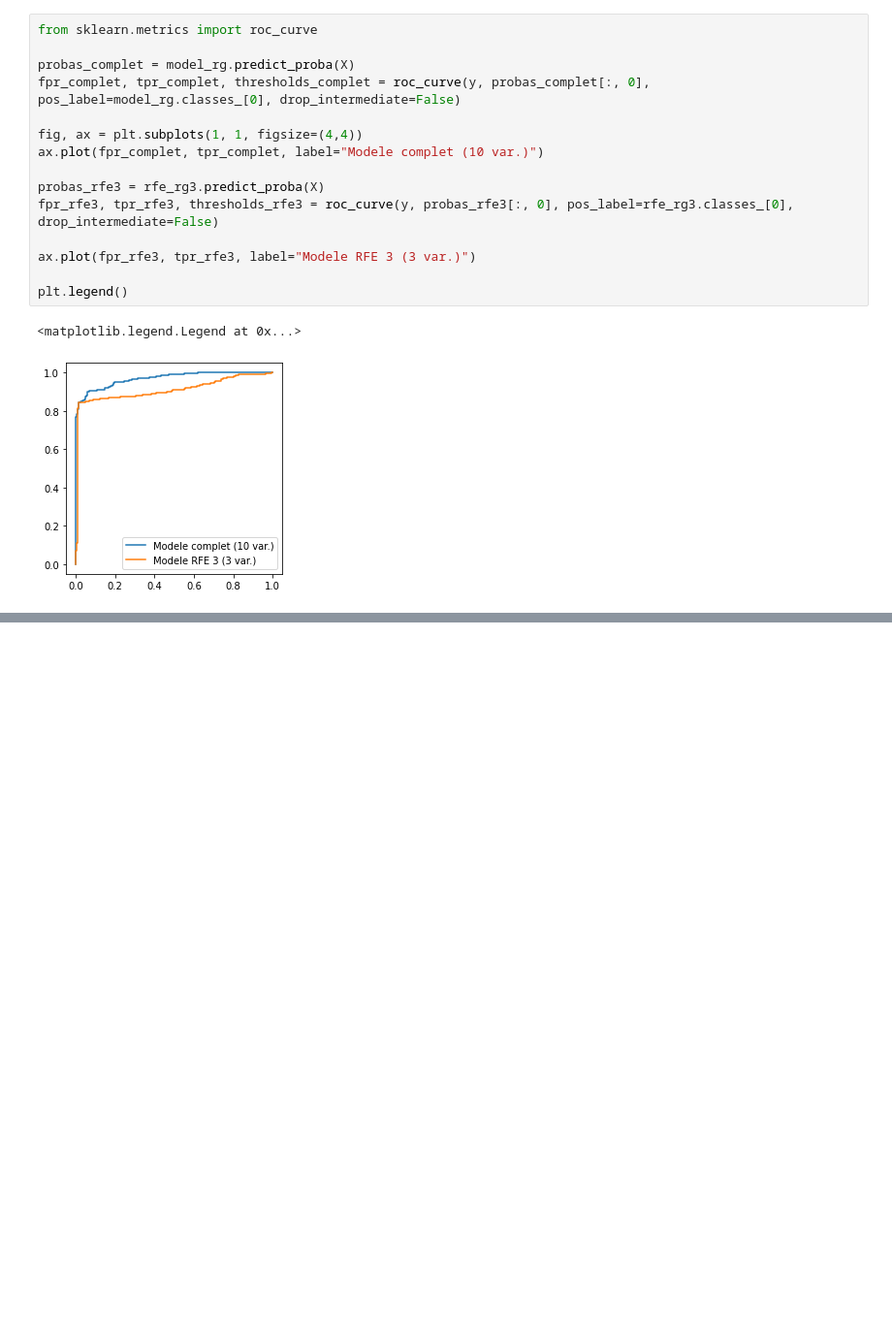
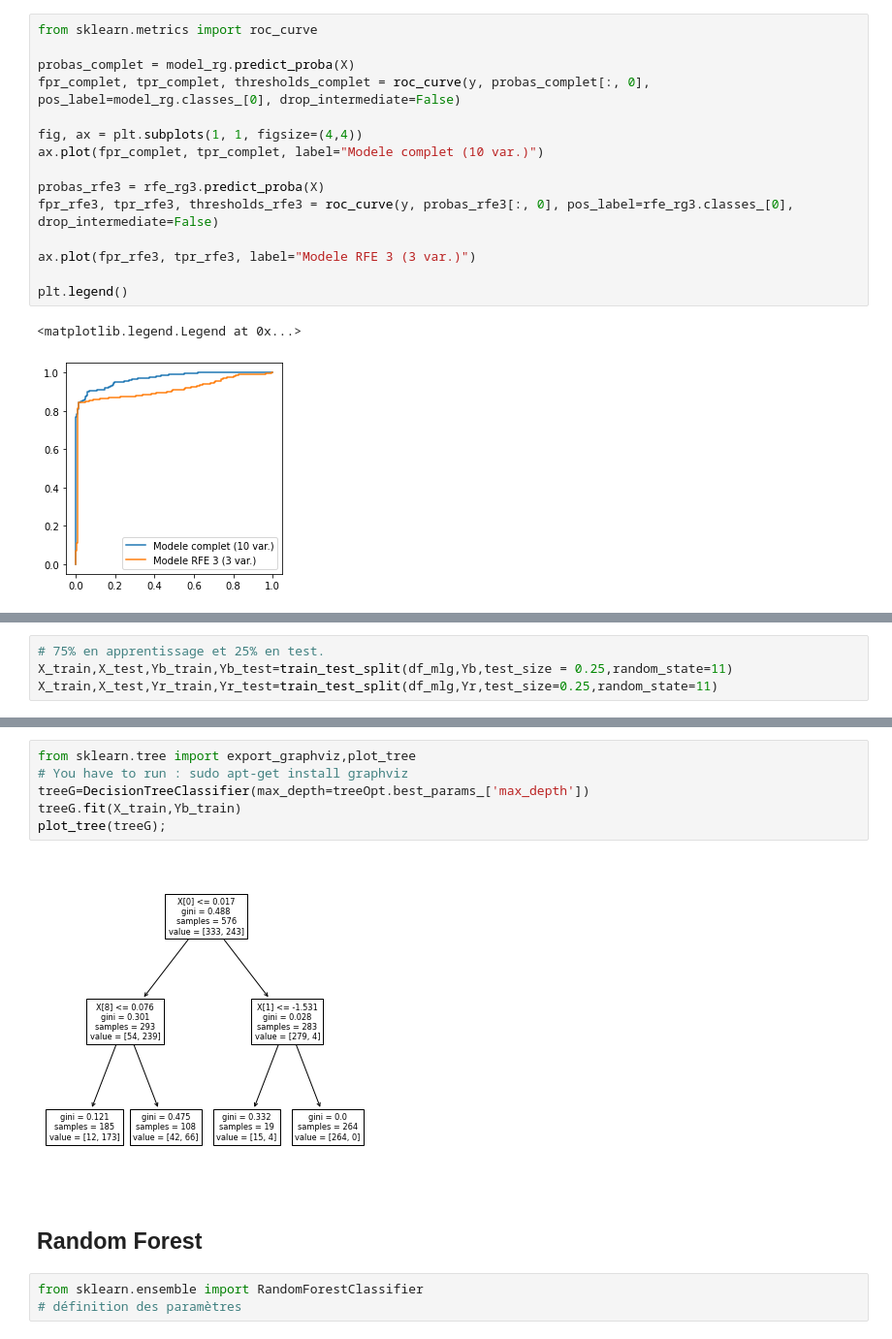
Before and after one commit to quentinthuet/buildings_energy_consumption, a Jupyter notebook: Project.ipynb, the cells around one changed output, grey strips where cells are left out. Shown at 97% size. Drawn from its saved outputs; the diff is of its cells as text; blank space fills up the shorter version.

```diff
--- a/Project.ipynb
+++ b/Project.ipynb
@@ -538,0 +561,4 @@ plt.legend()
+# %%
+# 75% en apprentissage et 25% en test.
+X_train,X_test,Yb_train,Yb_test=train_test_split(df_mlg,Yb,test_size = 0.25,random_state=11)
+X_train,X_test,Yr_train,Yr_test=train_test_split(df_mlg,Yr,test_size=0.25,random_state=11)
@@ -538,0 +656,13 @@ plt.legend()
+# %%
+from sklearn.tree import export_graphviz,plot_tree
+# You have to run : sudo apt-get install graphviz
+treeG=DecisionTreeClassifier(max_depth=treeOpt.best_params_['max_depth'])
+treeG.fit(X_train,Yb_train)
+plot_tree(treeG);
+# %% [output]
+[figure, added]
+# %% [markdown]
+## Random Forest
+# %%
+from sklearn.ensemble import RandomForestClassifier
+# définition des paramètres
```
Also changed, not shown: parts of 35 cells of this notebook.
